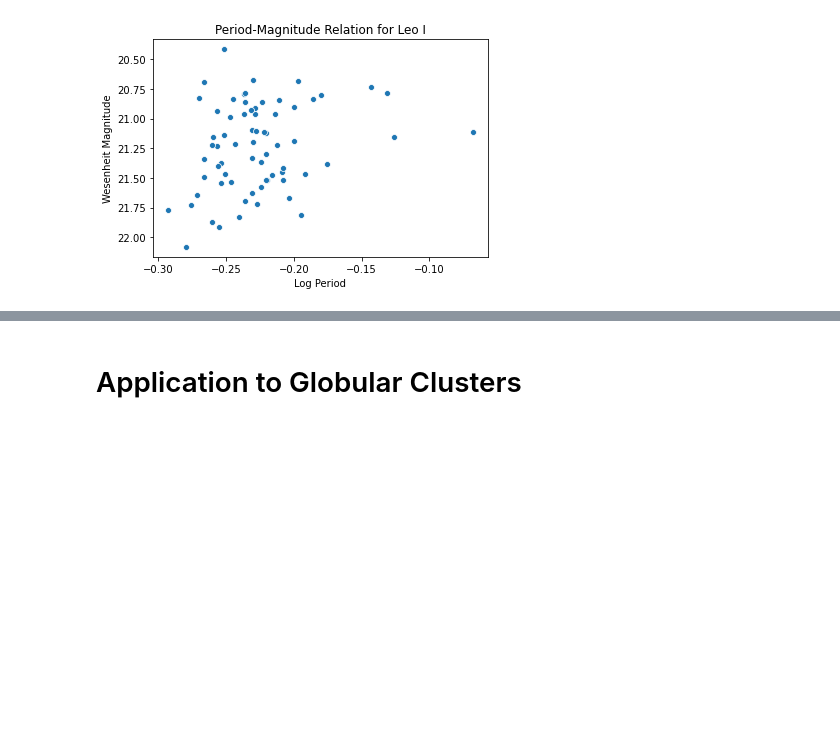
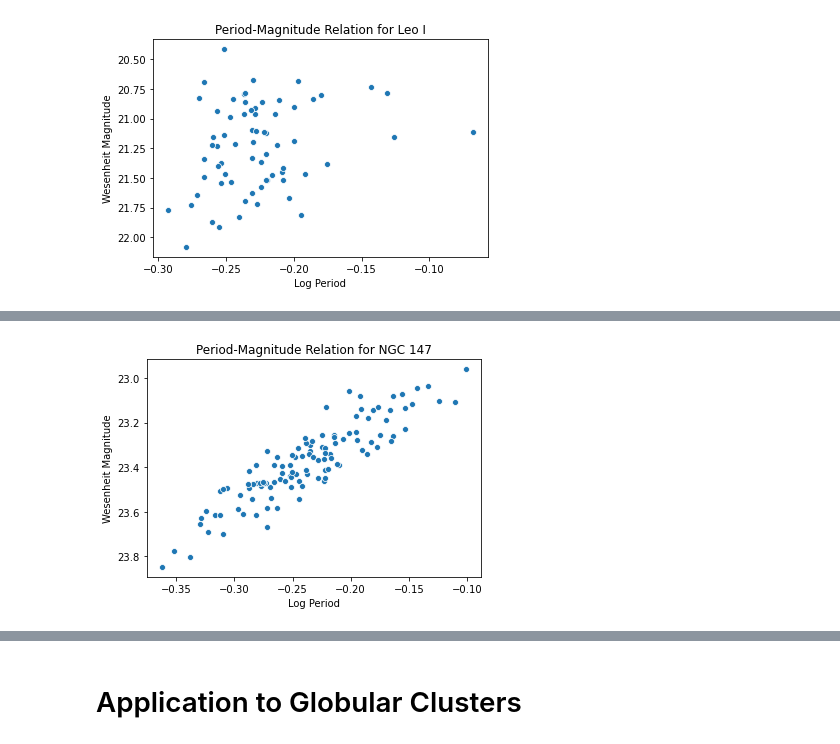
Before and after one commit to pranav-nagarajan/Variable-Stars, a Jupyter notebook: Data Analysis for Variable Stars.ipynb, the cells around one changed output, grey strips where cells are left out. Cells and saved outputs as stored; diff of their text form; code cells hidden in the pictures; blank space fills up the shorter version.

Commit message:
Adding PWZ Relations for NGC 147 and NGC 185

```diff
--- a/Data Analysis for Variable Stars.ipynb
+++ b/Data Analysis for Variable Stars.ipynb
@@ -136,7 +136,7 @@ def convert_table(file, columns, usecols = None, convert = '', impute = False):
 
     graph_tab = lin_reg.rename({'Type' : 'Variable Type'}, axis = 1)
 
-    lin_reg = lin_reg[lin_reg['Type'] == 'ab'].reset_index().drop(['index', 'Type'], axis = 1)
+    lin_reg = lin_reg[(lin_reg['Type'] == 'ab') | (lin_reg['Type'] == 'RRab')].reset_index().drop(['index', 'Type'], axis = 1)
 
     num_stars = len(lin_reg['Star'].unique())
     lookup = dict(zip(lin_reg['Star'].unique(), range(num_stars)))
@@ -640,0 +643,10 @@ plt.title(f'Period-Magnitude Relation for Leo I');
+# %%
+NGC_147_path = os.path.join('NGC 147 and 185', 'NGC_147.txt')
+NGC_147_names = ['Star', 'RA Hour', 'RA Minute', 'RA Second', 'Dec Degree', 'Dec Minute', 'Dec Second', 'Period (Days)',
+                 'F606W Magnitude', 'F606W Amplitude', 'F814W Magnitude', 'F814W Amplitude', 'Color', 'Type']
+NGC_147_graph_tab, NGC_147_lin_reg = convert_table(NGC_147_path, NGC_147_names, convert = 'hubble')
+# %%
+outlier_one = (NGC_147_graph_tab['Log Period'] < -0.2) & (NGC_147_graph_tab['Wesenheit Magnitude'] < 23.0)
+outlier_two = (NGC_147_graph_tab['Log Period'] > -0.2) & (NGC_147_graph_tab['Wesenheit Magnitude'] > 23.7)
+NGC_147_graph_tab['Outlier'] = outlier_one | outlier_two | (NGC_147_graph_tab['Log Period'] > 0.0)
+display(NGC_147_graph_tab.head())
@@ -640,0 +660,5 @@ plt.title(f'Period-Magnitude Relation for Leo I');
+# %%
+bool_filter_one = NGC_147_graph_tab[NGC_147_graph_tab['Variable Type'] == 'RRab'].reset_index()['Outlier']
+NGC_147_lin_reg = NGC_147_lin_reg.loc[~(bool_filter_one), :]
+display(NGC_147_lin_reg.head())
+NGC_147_lin_reg.to_csv('Monte Carlo/NGC_147_mcmc.csv', index = False)
@@ -640,0 +672,7 @@ plt.title(f'Period-Magnitude Relation for Leo I');
+# %%
+plt.figure()
+sns.scatterplot(data = NGC_147_lin_reg, x = 'Log Period', y = 'Wesenheit Magnitude')
+plt.gca().invert_yaxis()
+plt.title(f'Period-Magnitude Relation for NGC 147');
+# %% [output]
+[figure, added]
```
Also changed, not shown: parts of 7 cells of this notebook, 5 other files.
